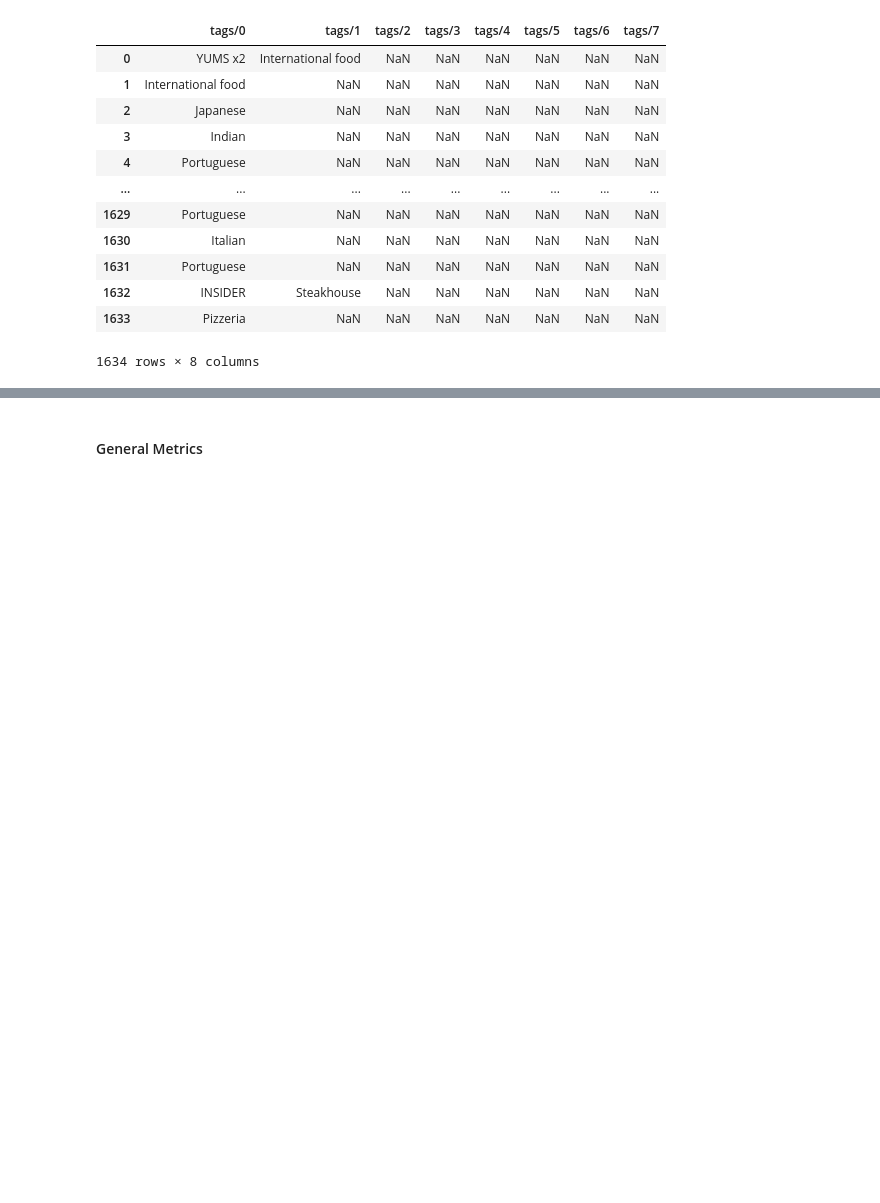
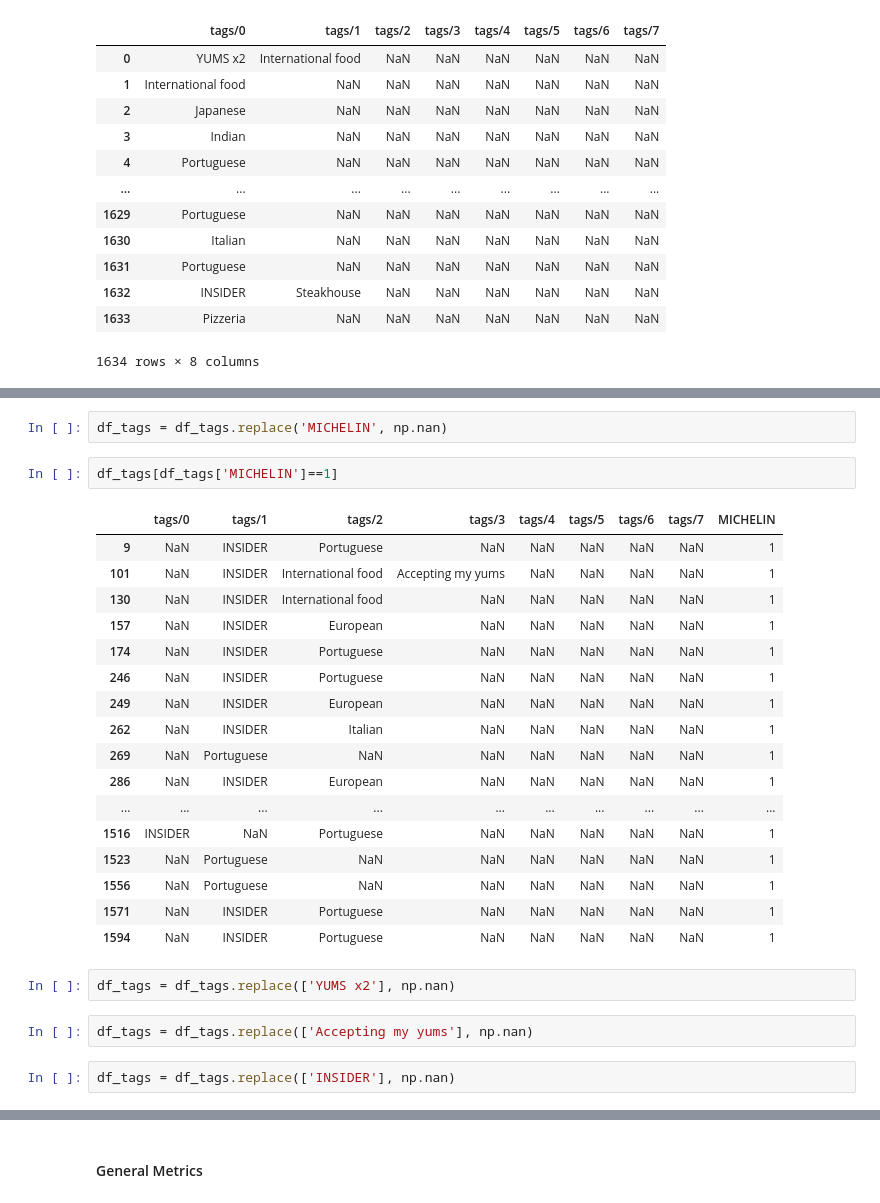
Before and after one commit to shaulleo/FlavourFlix, a Jupyter notebook: EDA1.ipynb, the cells around one changed output, grey strips where cells are left out. Cells and saved outputs as stored; diff of their text form; blank space fills up the shorter version.

```diff
--- a/EDA1.ipynb
+++ b/EDA1.ipynb
@@ -328,0 +405,28 @@ df_tags
+# %%
+df_tags = df_tags.replace('MICHELIN', np.nan)
+# %%
+df_tags[df_tags['MICHELIN']==1]
+# %% [output]
+|  | tags/0 | tags/1 | tags/2 | tags/3 | tags/4 | tags/5 | tags/6 | tags/7 | MICHELIN |
+| 9 | NaN | INSIDER | Portuguese | NaN | NaN | NaN | NaN | NaN | 1 |
+| 101 | NaN | INSIDER | International food | Accepting my yums | NaN | NaN | NaN | NaN | 1 |
+| 130 | NaN | INSIDER | International food | NaN | NaN | NaN | NaN | NaN | 1 |
+| 157 | NaN | INSIDER | European | NaN | NaN | NaN | NaN | NaN | 1 |
+| 174 | NaN | INSIDER | Portuguese | NaN | NaN | NaN | NaN | NaN | 1 |
+| 246 | NaN | INSIDER | Portuguese | NaN | NaN | NaN | NaN | NaN | 1 |
+| 249 | NaN | INSIDER | European | NaN | NaN | NaN | NaN | NaN | 1 |
+| 262 | NaN | INSIDER | Italian | NaN | NaN | NaN | NaN | NaN | 1 |
+| 269 | NaN | Portuguese | NaN | NaN | NaN | NaN | NaN | NaN | 1 |
+| 286 | NaN | INSIDER | European | NaN | NaN | NaN | NaN | NaN | 1 |
+| ... | ... | ... | ... | ... | ... | ... | ... | ... | ... |
+| 1516 | INSIDER | NaN | Portuguese | NaN | NaN | NaN | NaN | NaN | 1 |
+| 1523 | NaN | Portuguese | NaN | NaN | NaN | NaN | NaN | NaN | 1 |
+| 1556 | NaN | Portuguese | NaN | NaN | NaN | NaN | NaN | NaN | 1 |
+| 1571 | NaN | INSIDER | Portuguese | NaN | NaN | NaN | NaN | NaN | 1 |
+| 1594 | NaN | INSIDER | Portuguese | NaN | NaN | NaN | NaN | NaN | 1 |
+# %%
+df_tags = df_tags.replace(['YUMS x2'], np.nan)
+# %%
+df_tags = df_tags.replace(['Accepting my yums'], np.nan)
+# %%
+df_tags = df_tags.replace(['INSIDER'], np.nan)
```
Also changed, not shown: parts of 28 cells of this notebook, 3 other files.
